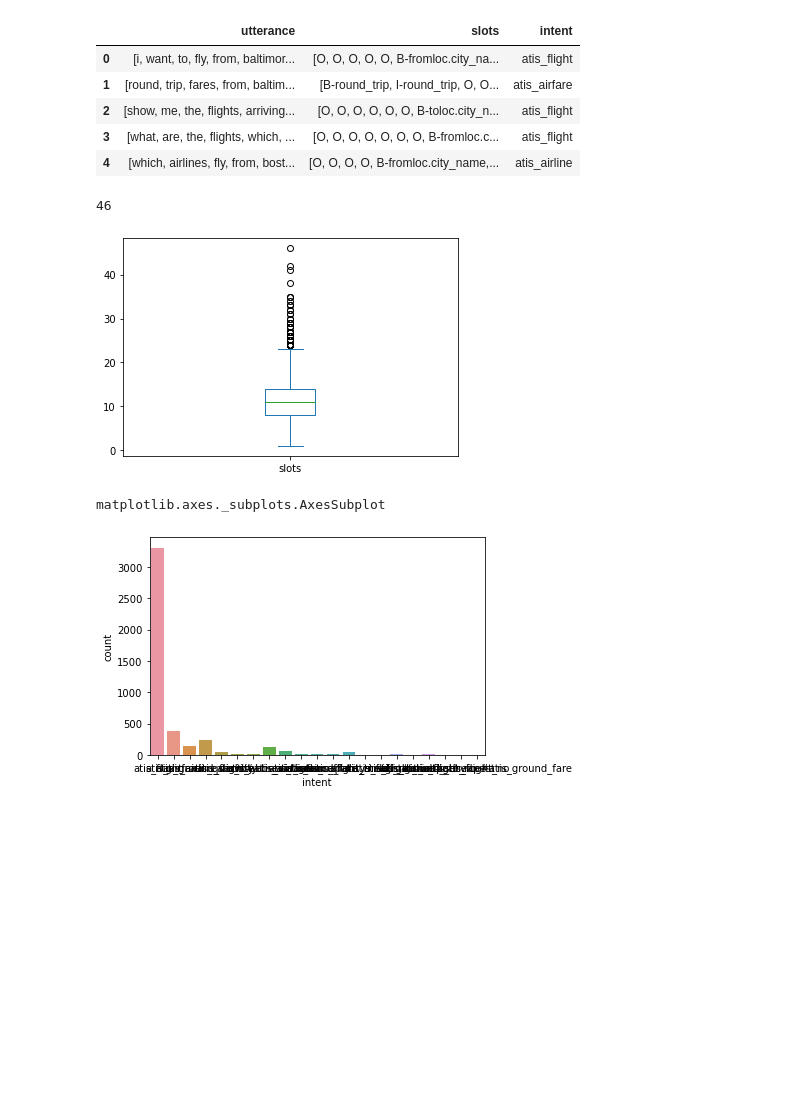
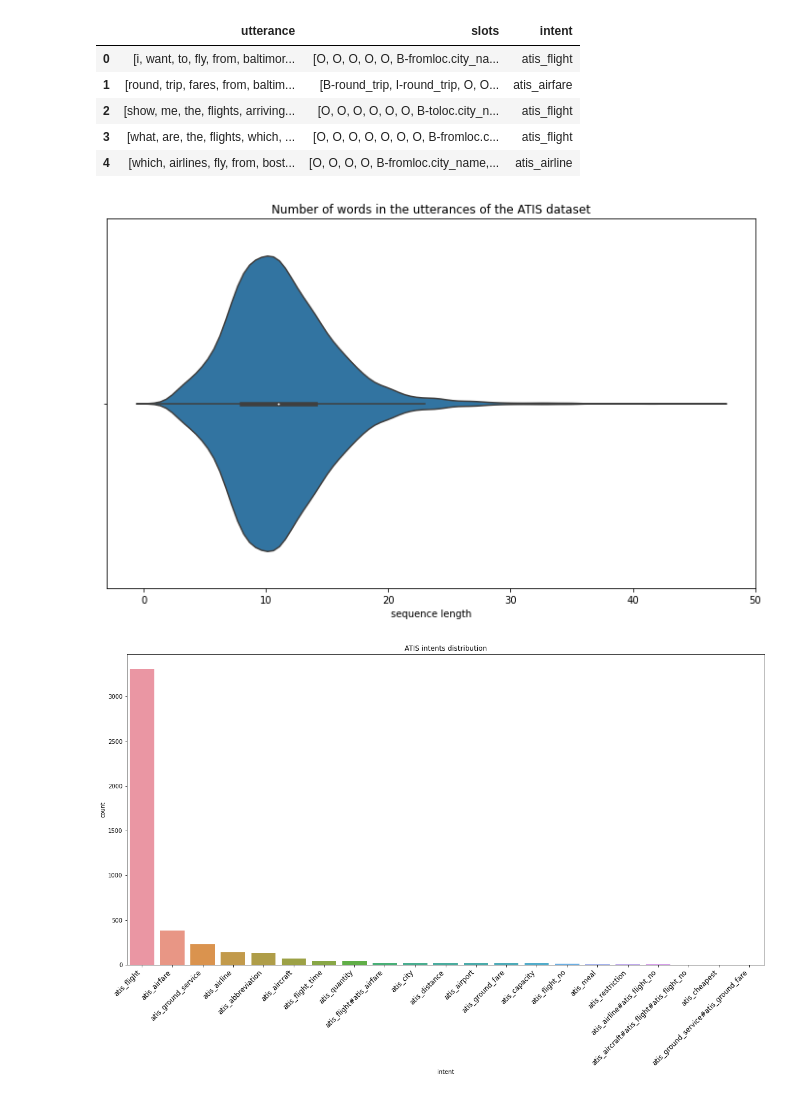
Before and after one commit to tassiasP/Intent_Recognition_and_Slot_Filling-using_BERT_and_Prompting, a Jupyter notebook: eda.ipynb, the cells around one changed output. Drawn from its saved outputs; the diff is of its cells as text; code cells hidden in the pictures; blank space fills up the shorter version.

```diff
--- a/eda.ipynb
+++ b/eda.ipynb
@@ -5,17 +5,18 @@ import seaborn as sns
 
 from reader import Reader
 
+
 # TODO add widget selection
 
 def dataset_to_df(dataset_name: str):
     reader = Reader(dataset_name)
-    sentences, slots, intents = reader.read_dataset()
+    sentences, slots, intents = reader.read_dataset(mode='train')
 
     return pd.DataFrame(list(zip(sentences, slots, intents)),
-                        columns =['utterance', 'slots', 'intent'])
+                        columns=['utterance', 'slots', 'intent'])
 
 
-DATASET_NAME = 'atis'
+DATASET_NAME = 'atis' # change between 'atis' and 'snips'
 df = dataset_to_df(DATASET_NAME)
 df.head()
 # %% [output]
@@ -25,11 +26,3 @@ df.head()
 | 2 | [show, me, the, flights, arriving... | [O, O, O, O, O, O, B-toloc.city_n... | atis_flight |
 | 3 | [what, are, the, flights, which, ... | [O, O, O, O, O, O, O, B-fromloc.c... | atis_flight |
 | 4 | [which, airlines, fly, from, bost... | [O, O, O, O, B-fromloc.city_name,... | atis_airline |
-# %%
-df.slots.apply(len).max()
-# %% [output]
-46
-# %%
-_ = df.slots.apply(len).plot(kind='box')
-# %% [output]
-[figure, removed]
@@ -38,6 +29,19 @@ _ = df.slots.apply(len).plot(kind='box')
-# %%
-chart = sns.countplot(data=df, x='intent')
-type(chart)
-# %% [output]
-matplotlib.axes._subplots.AxesSubplot
-[figure, removed]
+# %%
+plt.figure(figsize=(12, 7))
+chart = sns.violinplot(x=df.utterance.apply(len))
+chart.set_xlabel("sequence length")
+_ = chart.set_title(f"Number of words in the utterances of the {DATASET_NAME.upper()} dataset")
+# %% [output]
+[figure, added]
+# %%
+plt.figure(figsize=(20, 10))
+chart = sns.countplot(data=df, x='intent', order=df.intent.value_counts().index)
+chart.set_xticklabels(
+    chart.get_xticklabels(),
+    rotation=45,
+    horizontalalignment='right',
+    fontsize='large'
+)
+_ = chart.set_title(f"{DATASET_NAME.upper()} intents distribution")
+# %% [output]
+[figure, added]
```
Also changed, not shown: parts of 1 cell of this notebook, 1 other file.
